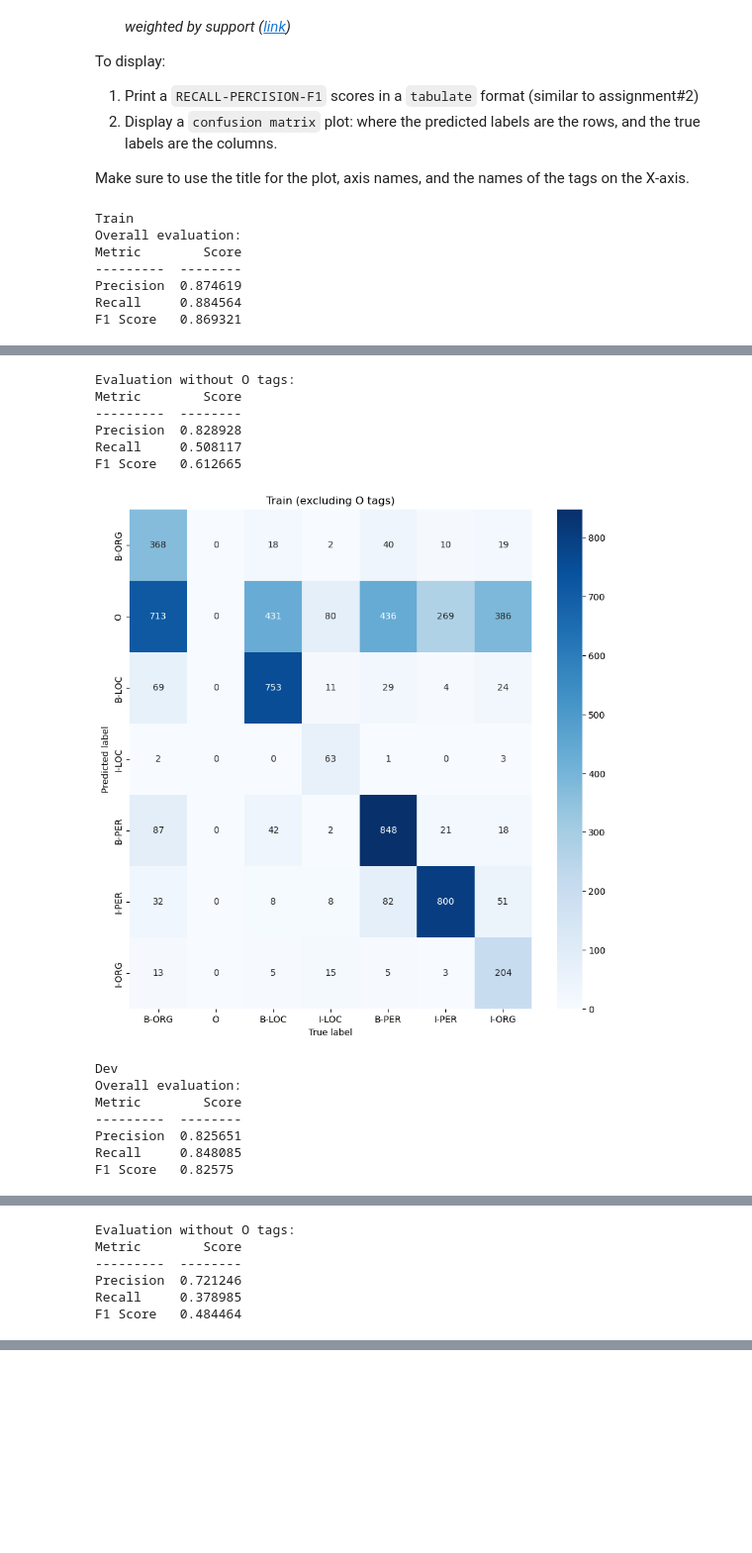
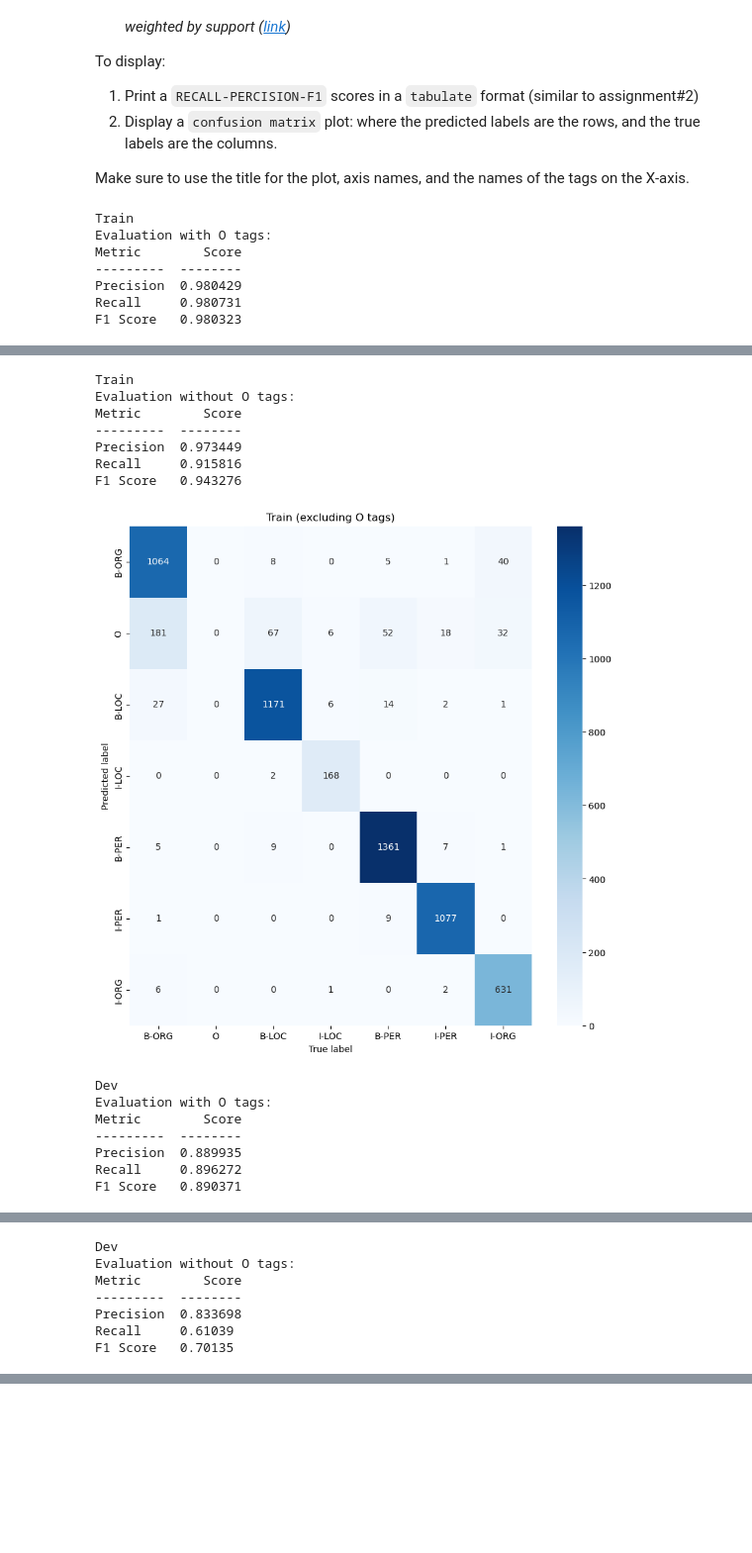
Before and after one commit to Lior-Baruch/NLP, a Jupyter notebook: HW3/Assignment_3_NER.ipynb, the cells around one changed output, grey strips where cells are left out. Shown at 99% size. Saved outputs shown, nothing was run; the diff lists cells and outputs as text; code cells hidden in the pictures.

```diff
--- a/HW3/Assignment_3_NER.ipynb
+++ b/HW3/Assignment_3_NER.ipynb
@@ -631,8 +619,8 @@ To display:
 
 Make sure to use the title for the plot, axis names, and the names of the tags on the X-axis.
 # %%
-# define a function to get the actual and predicted tags
-def get_flattened_actuals_and_predictions(model, dataloader, vocab, pad_token=PAD_TOKEN):
+# TODO: DELETE
+def get_flattened_actuals_and_predictions_OG(model, dataloader, vocab, pad_token=PAD_TOKEN):
     # set the model to evaluation mode
     model.eval()
     # initialize the actual and predicted tags
@@ -672,6 +660,38 @@ def get_flattened_actuals_and_predictions(model, dataloader, vocab, pad_token=PA
     # return the actual and predicted tags
     return actuals, predictions
 
+# define a function to get the actual and predicted tags
+def get_flattened_actuals_and_predictions(model, dataloader, vocab, pad_token=PAD_TOKEN):
+    # set the model to evaluation mode
+    model.eval()
+    # initialize the actual and predicted tags
+    actuals = []
+    predictions = []
+    with torch.no_grad():
+        # loop over the data in the dataloader
+        for inputs, labels in dataloader:
+            # move the inputs and labels to the device
+            inputs = inputs.to(DEVICE)
+            labels = labels.to(DEVICE)
+
+            # get the model outputs and predicted tags
+            outputs = model.forward(inputs)
+            outputs = outputs.argmax(dim=-1)
+
+            # get the mask for the padding tokens
+            padding_mask = (inputs != vocab.word2id[pad_token]).float()
+
+            # convert the predicted and actual tags to their corresponding strings
+            predicted_tags = [vocab.id2tag[tag.item()] for tag in outputs[padding_mask.bool()]]
+            actual_tags = [vocab.id2tag[tag.item()] for tag in labels[padding_mask.bool()]]
+
+            # add the predicted and actual tags to the lists
+            actuals.extend(actual_tags)
+            predictions.extend(predicted_tags)
+
+    # return the actual and predicted tags
+    return actuals, predictions
+
 # define a function to remove 'O' tags from the actual and predicted tags
 def remove_O_tags(actuals, predictions):
     # get all positions of 'O' in actuals
@@ -736,14 +756,14 @@ def plot_confusion_matrix(cm, labels, title):
 # %%
-evaluate_and_print(model, 'Train', dataLoader_train, vocab, pad_token=PAD_TOKEN)
+evaluate_print_and_plot(model_part4, 'Train', dataLoader_train, vocab, pad_token=PAD_TOKEN)
 
-evaluate_and_print(model, 'Dev', dataLoader_dev, vocab, pad_token=PAD_TOKEN)
+evaluate_print_and_plot(model_part4, 'Dev', dataLoader_dev, vocab, pad_token=PAD_TOKEN)
 
-evaluate_and_print(model, 'Test', dataLoader_test, vocab, pad_token=PAD_TOKEN)
+evaluate_print_and_plot(model_part4, 'Test', dataLoader_test, vocab, pad_token=PAD_TOKEN)
 # %% [output]
 Train
-Overall evaluation:
+Evaluation with O tags:
 Metric        Score
 ---------  --------
-Precision  0.874619
-Recall     0.884564
-F1 Score   0.869321
+Precision  0.980429
+Recall     0.980731
+F1 Score   0.980323
@@ -751,14 +771,15 @@ F1 Score   0.869321
+Train
 Evaluation without O tags:
 Metric        Score
 ---------  --------
-Precision  0.828928
-Recall     0.508117
-F1 Score   0.612665
+Precision  0.973449
+Recall     0.915816
+F1 Score   0.943276
-[figure, old version]
+[figure, new version]
 Dev
-Overall evaluation:
+Evaluation with O tags:
 Metric        Score
 ---------  --------
-Precision  0.825651
-Recall     0.848085
-F1 Score   0.82575
+Precision  0.889935
+Recall     0.896272
+F1 Score   0.890371
@@ -766,6 +787,7 @@ F1 Score   0.82575
+Dev
 Evaluation without O tags:
 Metric        Score
 ---------  --------
-Precision  0.721246
-Recall     0.378985
-F1 Score   0.484464
+Precision  0.833698
+Recall     0.61039
+F1 Score   0.70135
```
Also changed, not shown: parts of 34 cells of this notebook, 3 other files.
